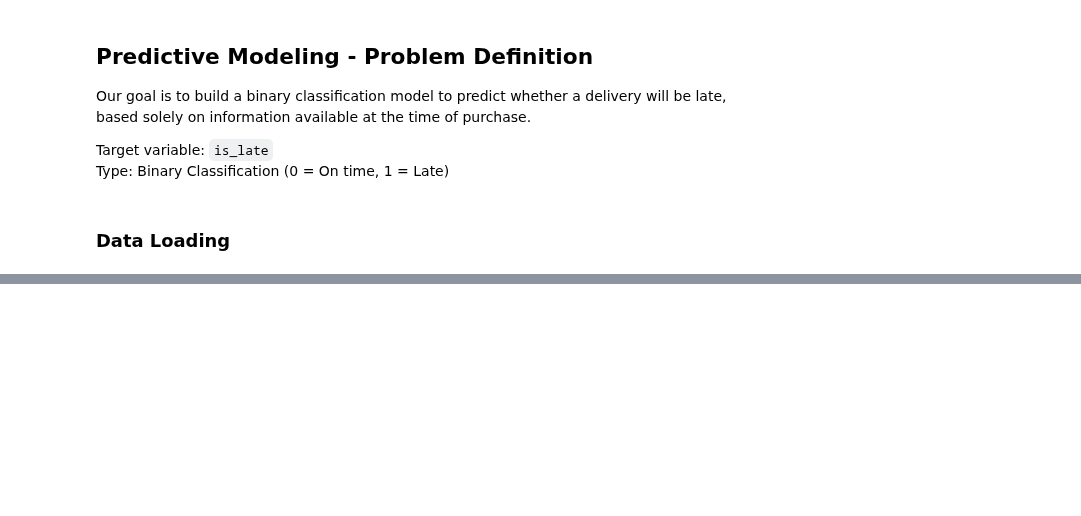
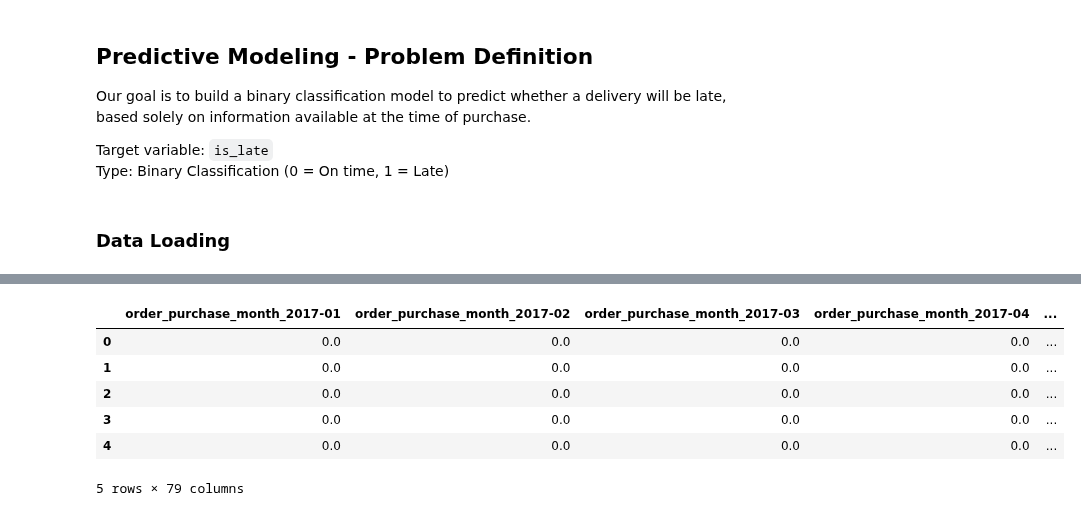
Before and after one commit to rickaof/Portfolio, a Jupyter notebook: Ecommerce_Analysis/notebooks/model.ipynb, the cells around one changed output, grey strips where cells are left out. Cells and saved outputs as stored; diff of their text form; code cells hidden in the pictures; blank space fills up the shorter version.

```diff
--- a/Ecommerce_Analysis/notebooks/model.ipynb
+++ b/Ecommerce_Analysis/notebooks/model.ipynb
@@ -294,0 +26,5 @@ plt.show()
+# %%
+# Import dataframe
+current_dir = os.getcwd()
+data_path = os.path.abspath(os.path.join(current_dir, "..", "data", "processed"))
+df_modeling = pd.read_parquet(os.path.join(data_path, "df_model.parquet"))
@@ -294,0 +52,10 @@ plt.show()
+# %%
+df_modeling.head(5)
+# %% [output]
+|  | order_purchase_month_2017-01 | order_purchase_month_2017-02 | order_purchase_month_2017-03 | order_purchase_month_2017-04 | ... |
+| 0 | 0.0 | 0.0 | 0.0 | 0.0 | ... |
+| 1 | 0.0 | 0.0 | 0.0 | 0.0 | ... |
+| 2 | 0.0 | 0.0 | 0.0 | 0.0 | ... |
+| 3 | 0.0 | 0.0 | 0.0 | 0.0 | ... |
+| 4 | 0.0 | 0.0 | 0.0 | 0.0 | ... |
+5 rows × 79 columns
```
Also changed, not shown: parts of 47 cells of this notebook, 3 other files.
